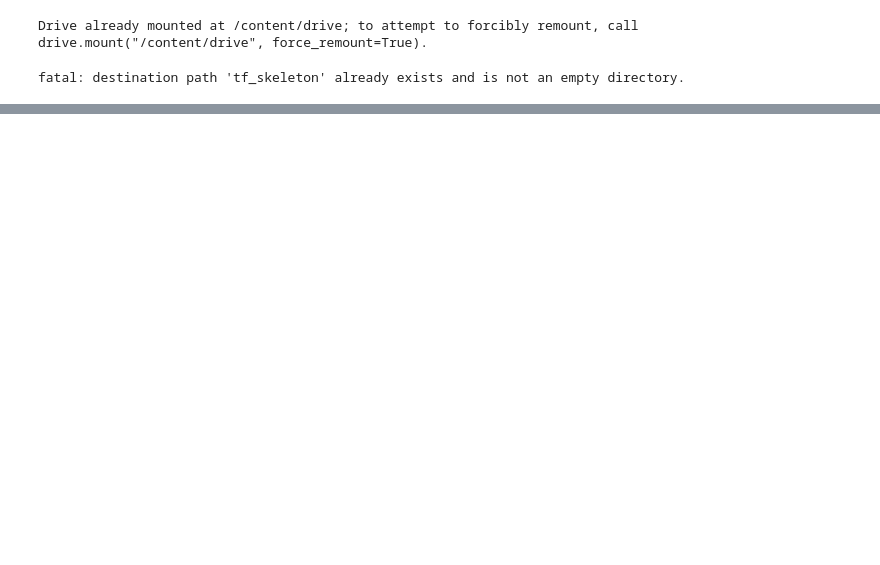
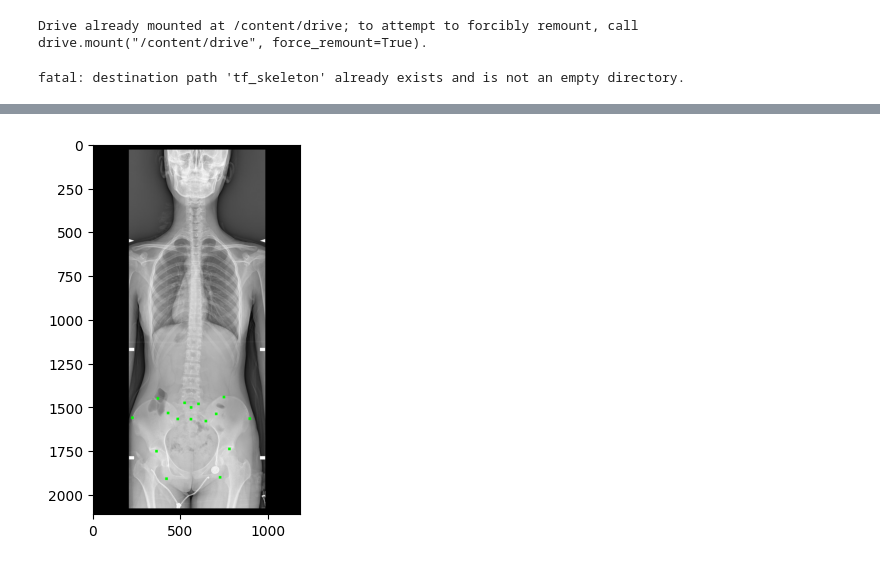
Before and after one commit to gibsonx/tf_skeleton, a Jupyter notebook: tf_keypoint_colab.ipynb, the cells around one changed output, grey strips where cells are left out. Drawn from its saved outputs; the diff is of its cells as text; code cells hidden in the pictures; blank space fills up the shorter version.

```diff
--- a/tf_keypoint_colab.ipynb
+++ b/tf_keypoint_colab.ipynb
@@ -103,0 +143,3 @@ def visualize(array, keypoints):
+# %%
+val_df = DataframeMaker(val_img_dir,val_annotations_file)
+train_df = DataframeMaker(train_img_dir,train_annotations_file)
@@ -103,0 +157,27 @@ def visualize(array, keypoints):
+# %%
+def show_image(kps, image, image_path):
+
+    fullImgPath = os.path.join(image_path,image)
+    open_cv_image = np.array(Image.open(fullImgPath))
+    converted_keypoints = [list(a) for a in zip(*[iter(kps)]*2)]
+
+    kps = [Keypoint(x=coodination[0], y=coodination[1]) for coodination in converted_keypoints]
+
+    kpsoi = KeypointsOnImage(kps, shape=open_cv_image.shape)
+
+    image_with_kps = kpsoi.draw_on_image(open_cv_image, size=15)
+
+    plt.imshow(image_with_kps)
+
+def show_tran_image(kps, image):
+
+    open_cv_image = np.array(image)
+    converted_keypoints = [list(a) for a in zip(*[iter(kps)]*2)]
+
+    kps = [Keypoint(x=coodination[0], y=coodination[1]) for coodination in converted_keypoints]
+
+    kpsoi = KeypointsOnImage(kps, shape=open_cv_image.shape)
+
+    image_with_kps = kpsoi.draw_on_image(open_cv_image, size=15)
+
+    plt.imshow(image_with_kps)
@@ -104,5 +186,4 @@ def visualize(array, keypoints):
 # %%
-rand_number = np.random.randint(0,len(imgIds))
-simple_row = df.iloc[rand_number]
-image = simple_row['image']
-annotations = simple_row[:31]
+rand_number = np.random.randint(0,len(val_df.dataframe))
+print(rand_number)
+n = rand_number
@@ -199,0 +192,5 @@ model.fit_generator(generator=a,
+# %%
+X, Y = val_df.dataframe.loc[n-1][0:32], val_df.dataframe.loc[n-1][-1:].item()
+show_image(X,Y,val_img_dir)
+# %% [output]
+[figure, added]
```
Also changed, not shown: parts of 24 cells of this notebook.
